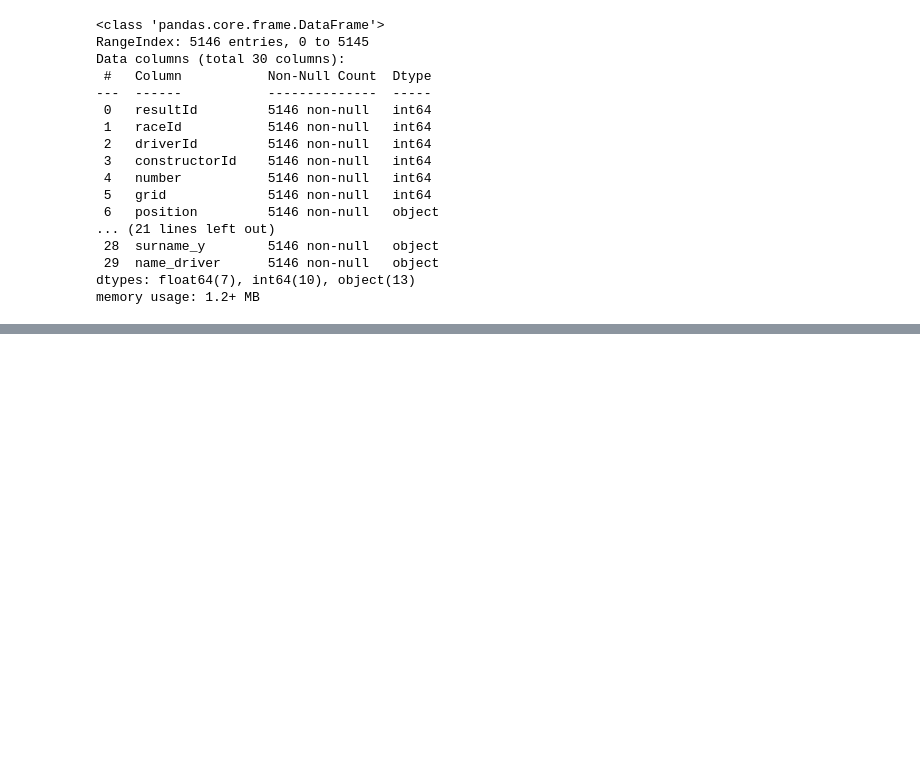
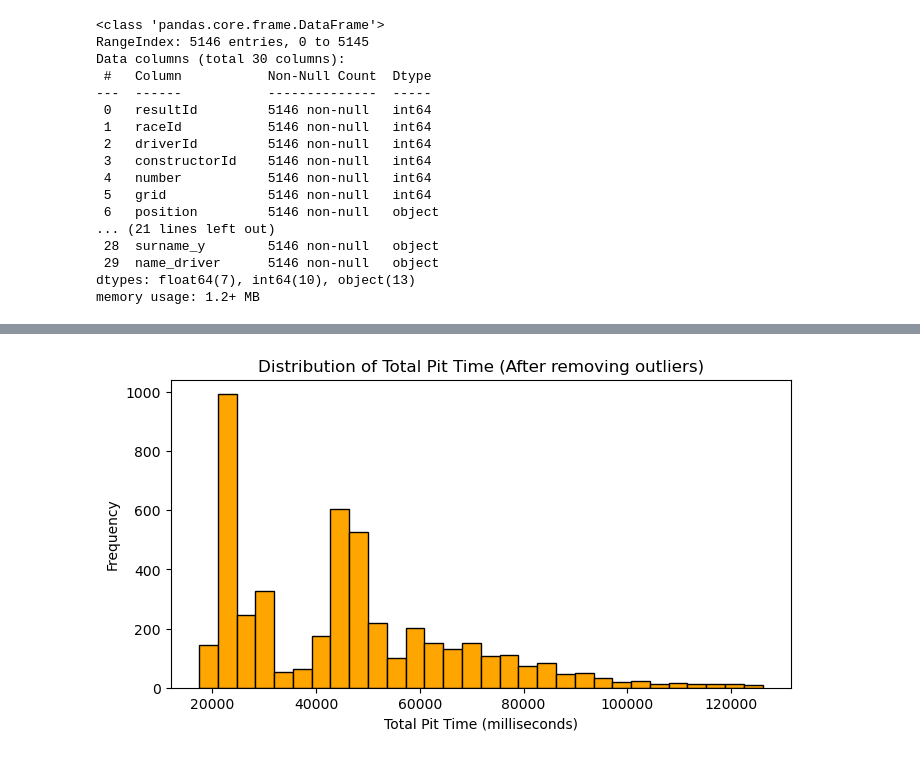
Before and after one commit to mahaejaz2699/Dissertation, a Jupyter notebook: data.ipynb, the cells around one changed output, grey strips where cells are left out. Saved outputs shown, nothing was run; the diff lists cells and outputs as text; code cells hidden in the pictures; blank space fills up the shorter version.

```diff
--- a/data.ipynb
+++ b/data.ipynb
@@ -288,0 +533,18 @@ memory usage: 1.2+ MB
+# %%
+#Removing the outliers
+df_filtered = df[df['total_pit_time'] <= upper_limit]
+# %%
+# Distribution of Total Pit Time
+import matplotlib.pyplot as plt
+
+#Removing entries with total_pit_time == 0
+df_nonzero = df_filtered[df_filtered['total_pit_time']>0]
+
+plt.figure(figsize=(8,4))
+plt.hist(df_nonzero['total_pit_time'], bins=30, color = 'orange', edgecolor='black')
+plt.title('Distribution of Total Pit Time (After removing outliers)')
+plt.xlabel('Total Pit Time (milliseconds)')
+plt.ylabel('Frequency')
+plt.show()
+# %% [output]
+[figure, added]
```
Also changed, not shown: parts of 34 cells of this notebook.
